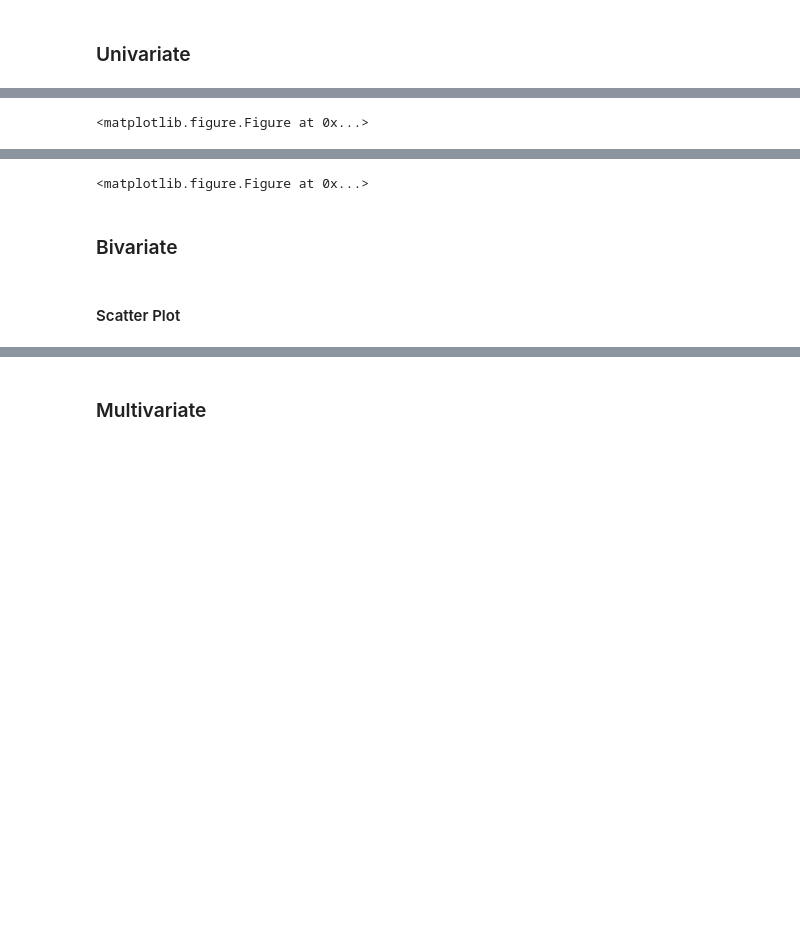
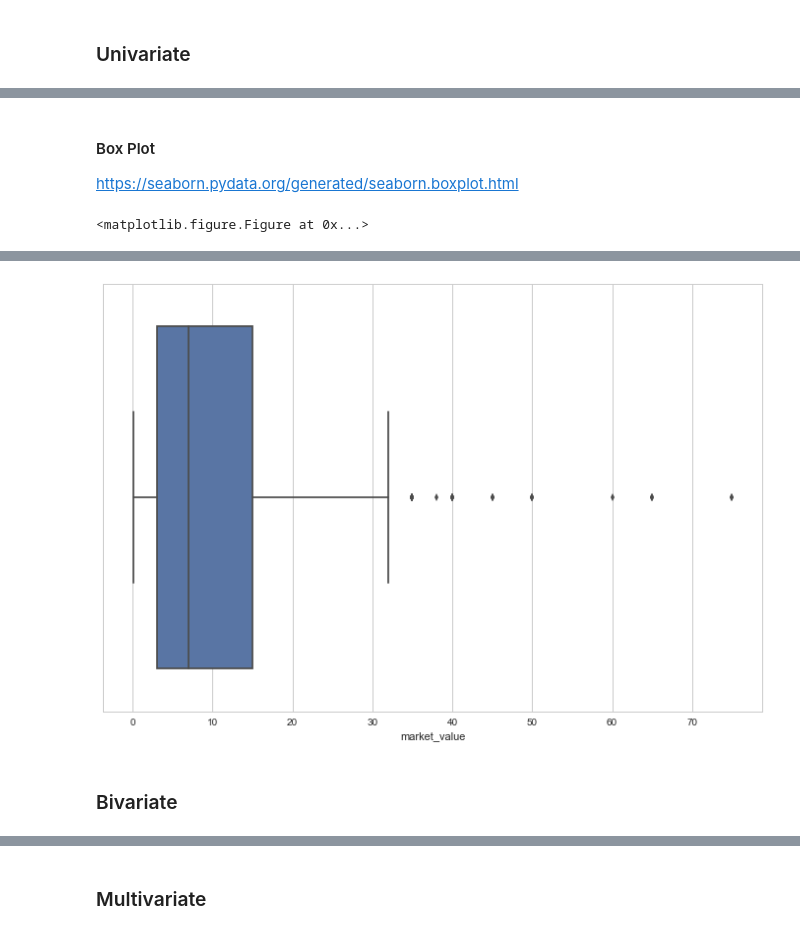
Before and after one commit to basilvetas/seaborn-visualizations, a Jupyter notebook: Data-Visualizations-Python.ipynb, the cells around one changed output, grey strips where cells are left out. Drawn from its saved outputs; the diff is of its cells as text; code cells hidden in the pictures; blank space fills up the shorter version.

```diff
--- a/Data-Visualizations-Python.ipynb
+++ b/Data-Visualizations-Python.ipynb
@@ -191,13 +184,10 @@ df.region = df.region.fillna(0) # fill in our single missing values as 0
+# %% [markdown]
+#### Box Plot
+https://seaborn.pydata.org/generated/seaborn.boxplot.html
 # %%
 # Set figure size
-plt.figure(figsize=(12,12))
+plt.figure(figsize=(12,8))
 
-df.head()
-
-# # df.sample(100)
-# data = df.groupby(['Race_Ethnicity']).agg({'Deaths':sum}).reset_index()
-
-# # ax = sns.boxplot(x=df.Death_Rate)
-# ax = sns.boxplot(x="Race_Ethnicity", y="Deaths", data=data)
+ax = sns.boxplot(x=df.market_value)
 # %% [output]
 <matplotlib.figure.Figure at 0x...>
@@ -210,5 +194,3 @@ df.head()
-<matplotlib.figure.Figure at 0x...>
+[figure, added]
 # %% [markdown]
 ### Bivariate
-# %% [markdown]
-#### Scatter Plot
```
Also changed, not shown: parts of 18 cells of this notebook.
